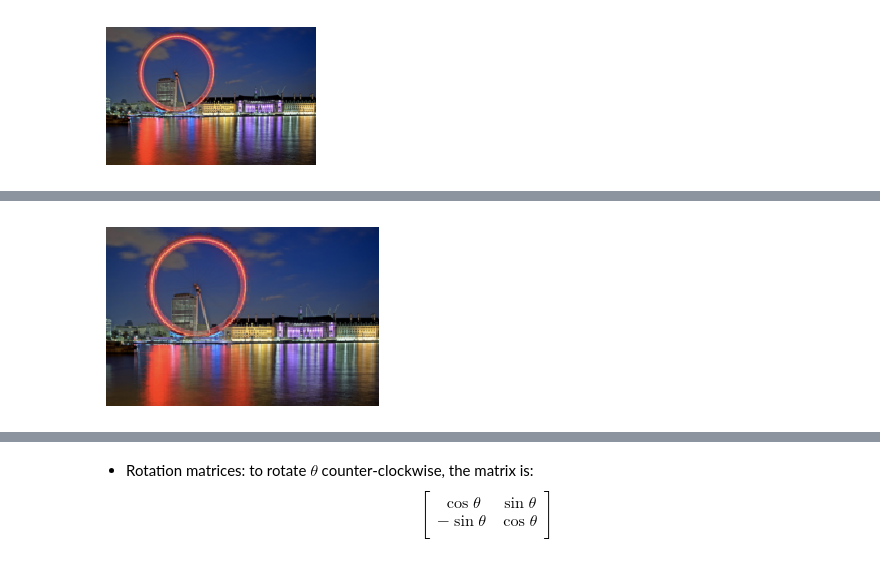
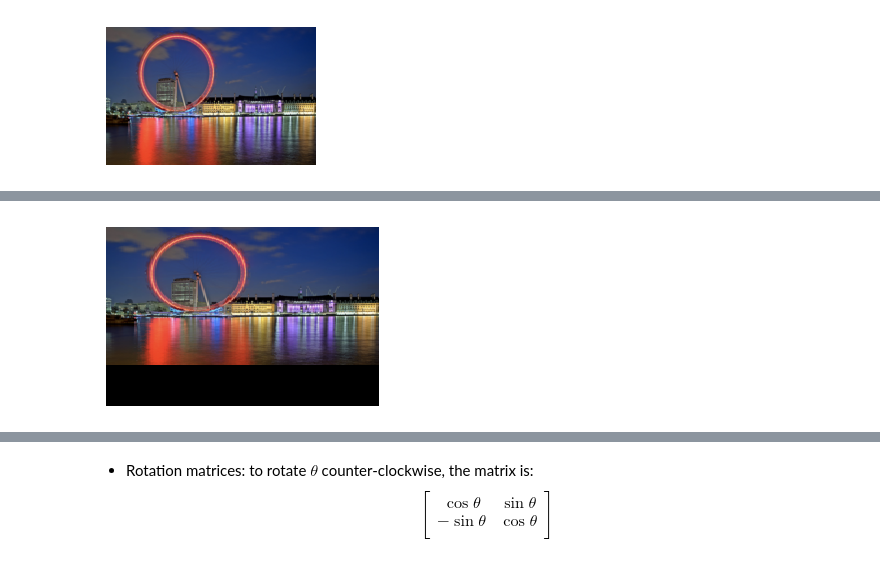
Before and after one commit to philip-hub/csse461-public-202530, a Jupyter notebook: notebooks/L06.ipynb, the cells around one changed output, grey strips where cells are left out. Cells and saved outputs as stored; diff of their text form; code cells hidden in the pictures.

```diff
--- a/notebooks/L06.ipynb
+++ b/notebooks/L06.ipynb
@@ -147,13 +147,13 @@ warp_ferris(M, dsize=(W, H))
    ![](../data/L06/tx1.png)
 # %%
 M = np.array([
-    [1.3, 0.0],
-    [0.0, 1.3]
+    [1.3, 0],
+    [0.0, 1]
 ], dtype=np.float32)
 
 warp_ferris(M, dsize=(int(W*1.3), int(H*1.3)))
 # %% [output]
-[figure, old version]
+[figure, new version]
 # %% [markdown]
 3. Scale by a factor of 2 in only the $x$ direction:
 
```
Also changed, not shown: parts of 4 cells of this notebook, 4 other files.
